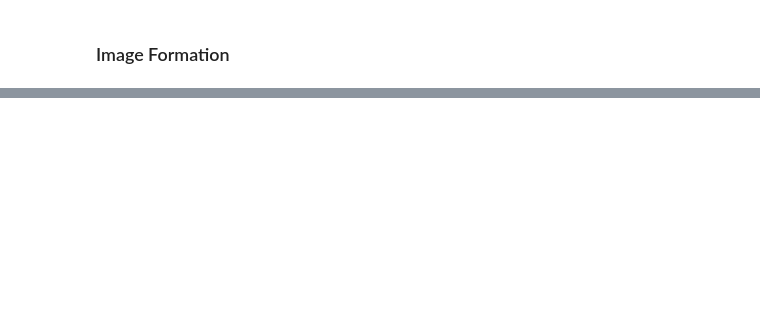
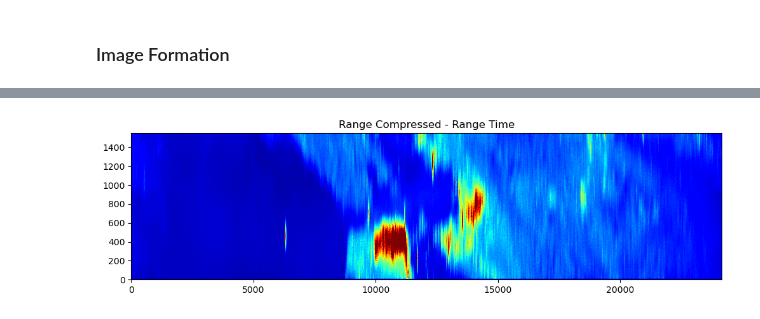
Before and after one commit to AndrewPlayer3/sar_processing, a Jupyter notebook: s1_level0/level_1.ipynb, the cells around one changed output, grey strips where cells are left out. Cells and saved outputs as stored; diff of their text form; code cells hidden in the pictures; blank space fills up the shorter version.

```diff
--- a/s1_level0/level_1.ipynb
+++ b/s1_level0/level_1.ipynb
@@ -436,7 +455,7 @@ def range_compress_burst(signals, replica_chirp, do_2d=False):
         signals = fft(signals)
         signals = fftshift(fft(signals, axis=0), axes=0)
     else:
-        signals = fft(signals)
+        signals = fft(signals, axis=1)
 
     range_compressed = []
     for i in range(num_packets):
@@ -1210,0 +774,9 @@ f_dc = c[0] + c[1]*rng_times_offset + c[2]*rng_times_offset**2
+# %%
+replica_chirp = get_replica_chirp(burst_packets[0], num_rng)
+range_compressed = ifftshift(ifft(range_compress_burst(signals, replica_chirp, do_2d=False), axis=1), 1)
+range_compressed_spread = range_spreading_loss_correction(range_compressed, slant_ranges)
+range_doppler = fftshift(fft(range_compressed_spread, num_az, axis=0), 0)
+# %%
+plot_signals(range_compressed, title='Range Compressed - Range Time', do_pop_out=False)
+# %% [output]
+[figure, added]
```
Also changed, not shown: parts of 74 cells of this notebook.
